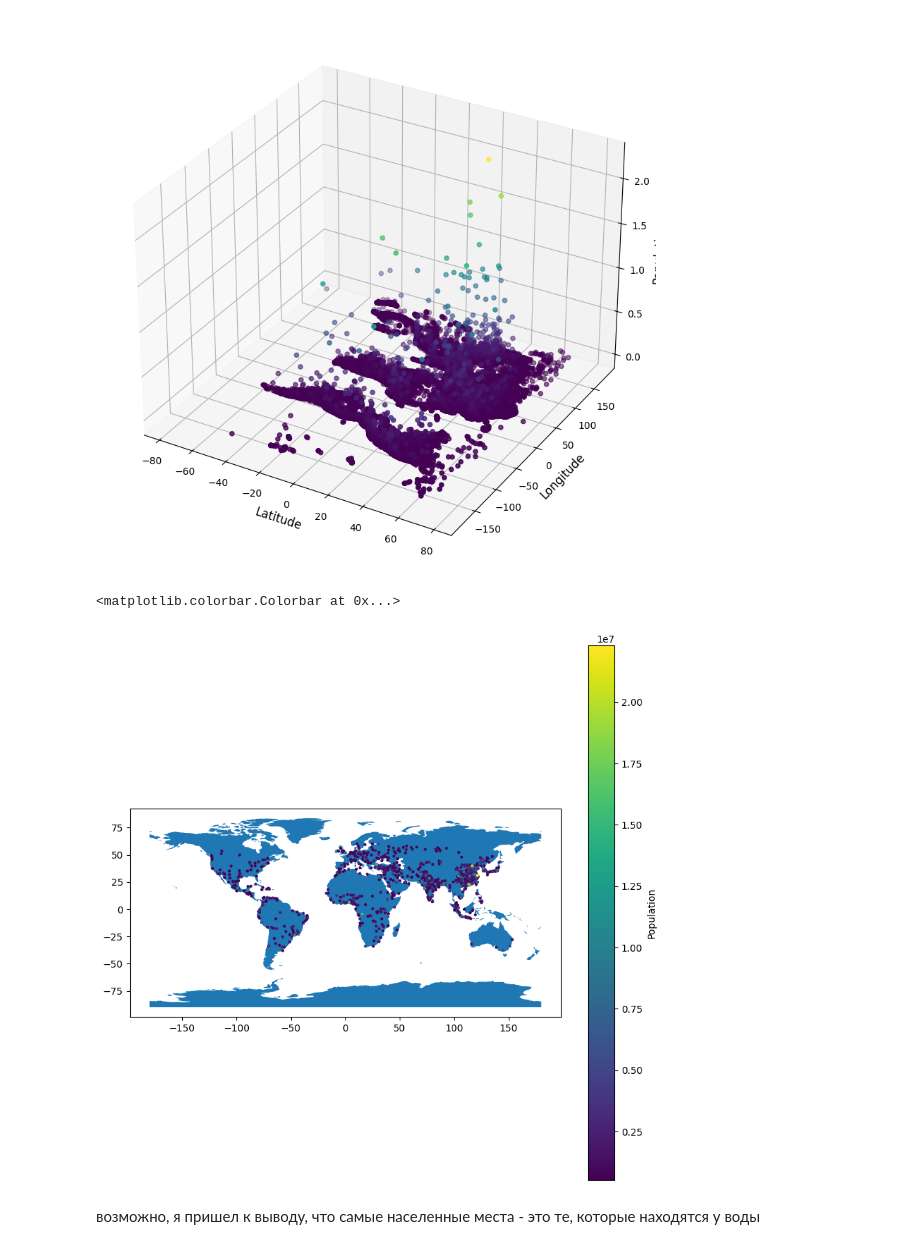
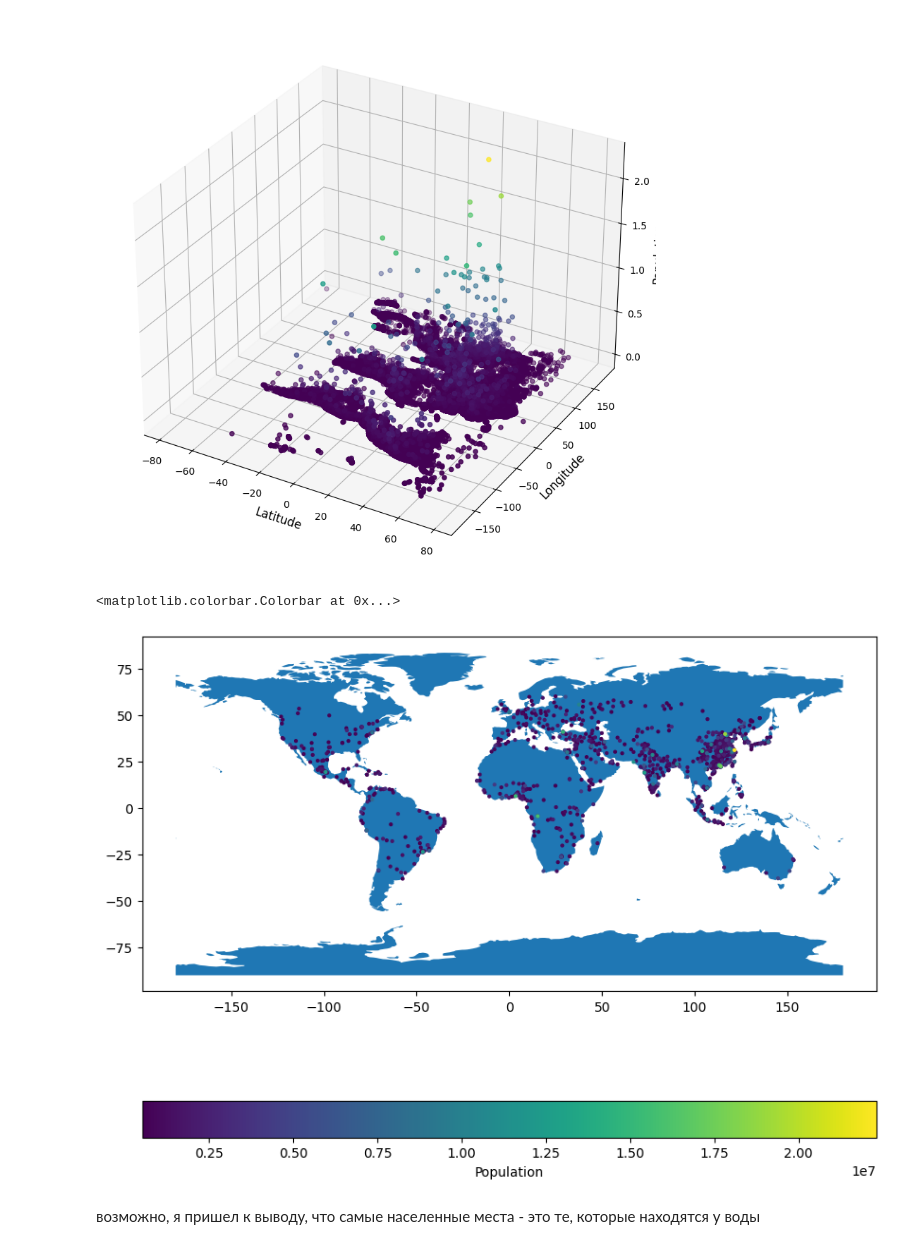
Before and after one commit to varushchi/data_analysis_python, a Jupyter notebook: kursach/main.ipynb, the cells around one changed output. Saved outputs shown, nothing was run; the diff lists cells and outputs as text; code cells hidden in the pictures.

Commit message:
rotated colorbar

```diff
--- a/kursach/main.ipynb
+++ b/kursach/main.ipynb
@@ -53,22 +53,22 @@ plt.show()
 # %%
 from shapely.geometry import Point
 import geopandas as gpd
 from geopandas import GeoDataFrame
 import geodatasets
 
 # get 1000 mosty populated places
 df = myDf[-1000:]
 
 geometry = [Point(xy) for xy in zip(df['Longitude'], df['Latitude'])]
 gdf = GeoDataFrame(df, geometry=geometry)
 world = gpd.read_file(geodatasets.data.naturalearth.land['url'])
 # gdf.plot(ax=world.plot(figsize=(10, 10)), marker='o', c=df['Population'], markersize=3);
 
 world.plot(figsize=(10, 10))
 plt.scatter(x=df['Longitude'], y=df['Latitude'], c=df['Population'], s=4)
-plt.colorbar(label='Population')
+plt.colorbar(label='Population', orientation= 'horizontal')
 # %% [output]
 <matplotlib.colorbar.Colorbar at 0x...>
-[figure, old version]
+[figure, new version]
 # %% [markdown]
 возможно, я пришел к выводу, что самые населенные места - это те, которые находятся у воды
```
